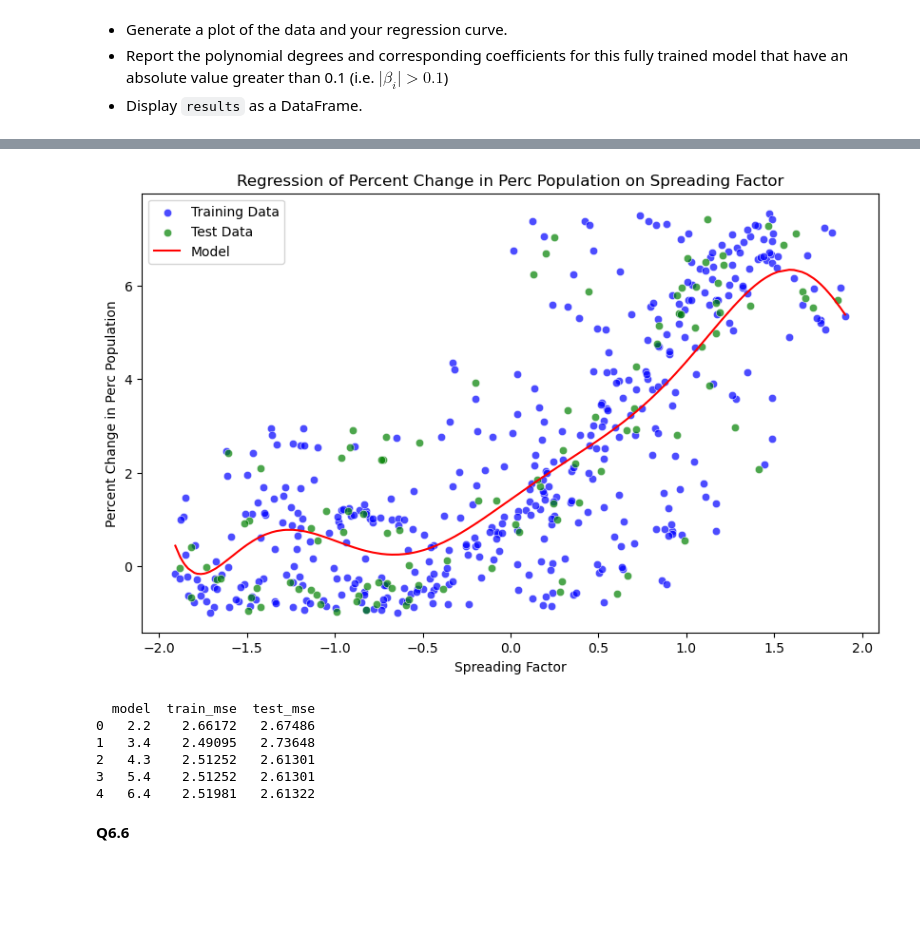
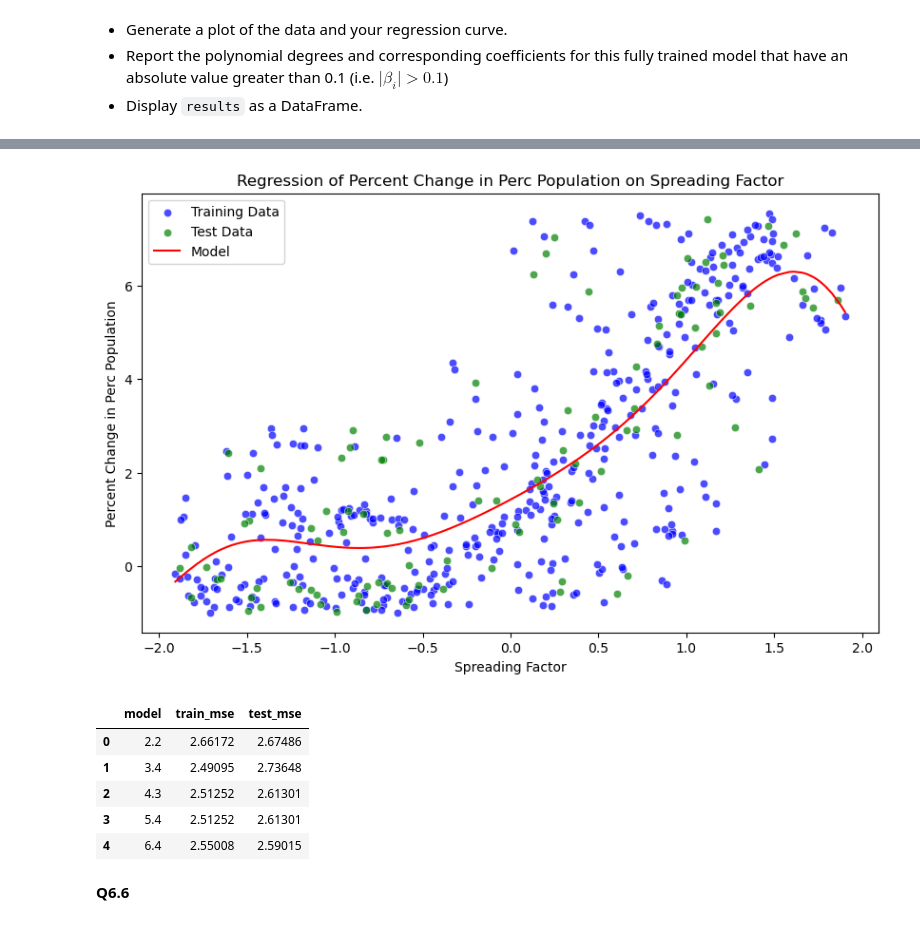
Before and after one commit to julienberman/CS-109a, a Jupyter notebook: psets/cs1090a_hw3/cs1090a_hw3.ipynb, the cells around one changed output, grey strips where cells are left out. Drawn from its saved outputs; the diff is of its cells as text; code cells hidden in the pictures; blank space fills up the shorter version.

```diff
--- a/psets/cs1090a_hw3/cs1090a_hw3.ipynb
+++ b/psets/cs1090a_hw3/cs1090a_hw3.ipynb
@@ -1046,7 +1051,7 @@ lasso_cv = LassoCV(alphas=alphas, cv=10, max_iter=100000).fit(X_poly_train, y_tr
 lassoCV_val_mses_mean = np.mean(lasso_cv.mse_path_, axis=1)
 
 # get best alpha
-best_alpha = alphas[np.argmin(lassoCV_val_mses_mean)]
+best_alpha = lasso_cv.alpha_
 
 print("Mean cross-validation MSEs for each alpha:", lassoCV_val_mses_mean)
 print("Best alpha:", best_alpha)
@@ -1209,11 +1214,9 @@ maximum_degree = 8
 # create feature matrix
 poly = PolynomialFeatures(degree=maximum_degree, include_bias=False)
 X_poly_train = poly.fit_transform(X_train)
+X_poly_test = poly.fit_transform(df_test[["Spreading_factor"]])
 
 # initialize lasso
-model_5 = Lasso(alpha=best_alpha, fit_intercept=True, max_iter=5_000).fit(X_poly_train, y_train)
+model_5 = Lasso(alpha=best_alpha, fit_intercept=True, max_iter=100_000).fit(X_poly_train, y_train)
 
-results.append(get_info(model_5, x_poly_train, x_poly_test, y_train, y_test, question = 6.4))
-
-print("Model 5: ", model_5.coef_)
-print("Model 4: ", model_4.coef_)
+results.append(get_info(model_5, X_poly_train, X_poly_test, y_train, y_test, question = 6.4))
@@ -1241,23 +1258,23 @@ q6.4 results: All test cases passed!
 # %%
 # scatterplot with regression
 plt.figure(figsize=(10, 6))
 sns.scatterplot(data = df_train, x="Spreading_factor", y="Perc_population", alpha=0.7, label='Training Data', color = "blue")
 sns.scatterplot(data = df_test, x="Spreading_factor", y="Perc_population", alpha=0.7, label='Test Data', color = "green")
 sns.lineplot(data = df_train, x="Spreading_factor", y=get_curve(model_5, x_poly_train), color='red', label="Model" )
 plt.xlabel("Spreading Factor")
 plt.ylabel("Percent Change in Perc Population")
 plt.title("Regression of Percent Change in Perc Population on Spreading Factor")
 plt.show()
 
-print(pd.DataFrame(results))
+pd.DataFrame(results)
 # %% [output]
-[figure, old version]
+[figure, new version]
-  model  train_mse  test_mse
-0   2.2    2.66172   2.67486
-1   3.4    2.49095   2.73648
-2   4.3    2.51252   2.61301
-3   5.4    2.51252   2.61301
-4   6.4    2.51981   2.61322
+|  | model | train_mse | test_mse |
+| 0 | 2.2 | 2.66172 | 2.67486 |
+| 1 | 3.4 | 2.49095 | 2.73648 |
+| 2 | 4.3 | 2.51252 | 2.61301 |
+| 3 | 5.4 | 2.51252 | 2.61301 |
+| 4 | 6.4 | 2.55008 | 2.59015 |
 # %% [markdown]
 <!-- END QUESTION -->
 
```
Also changed, not shown: parts of 17 cells of this notebook, 1 other file.
